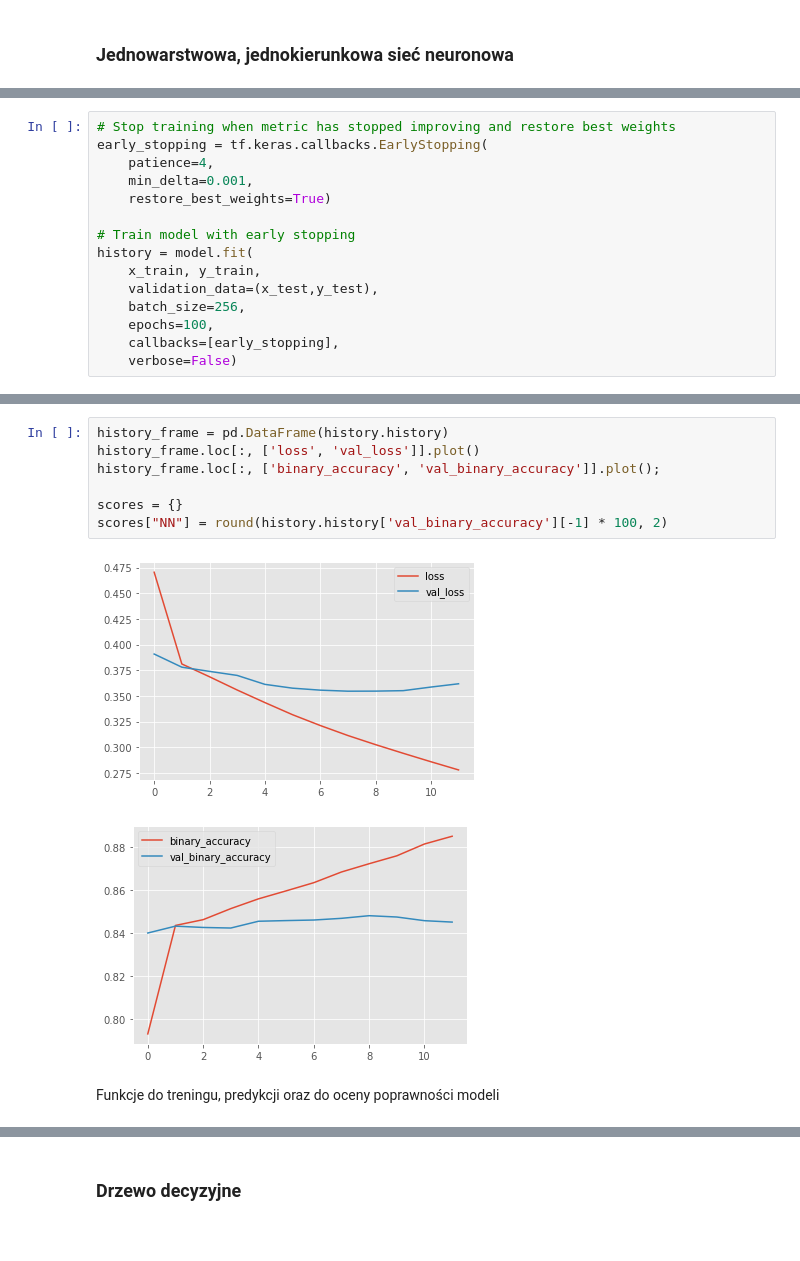
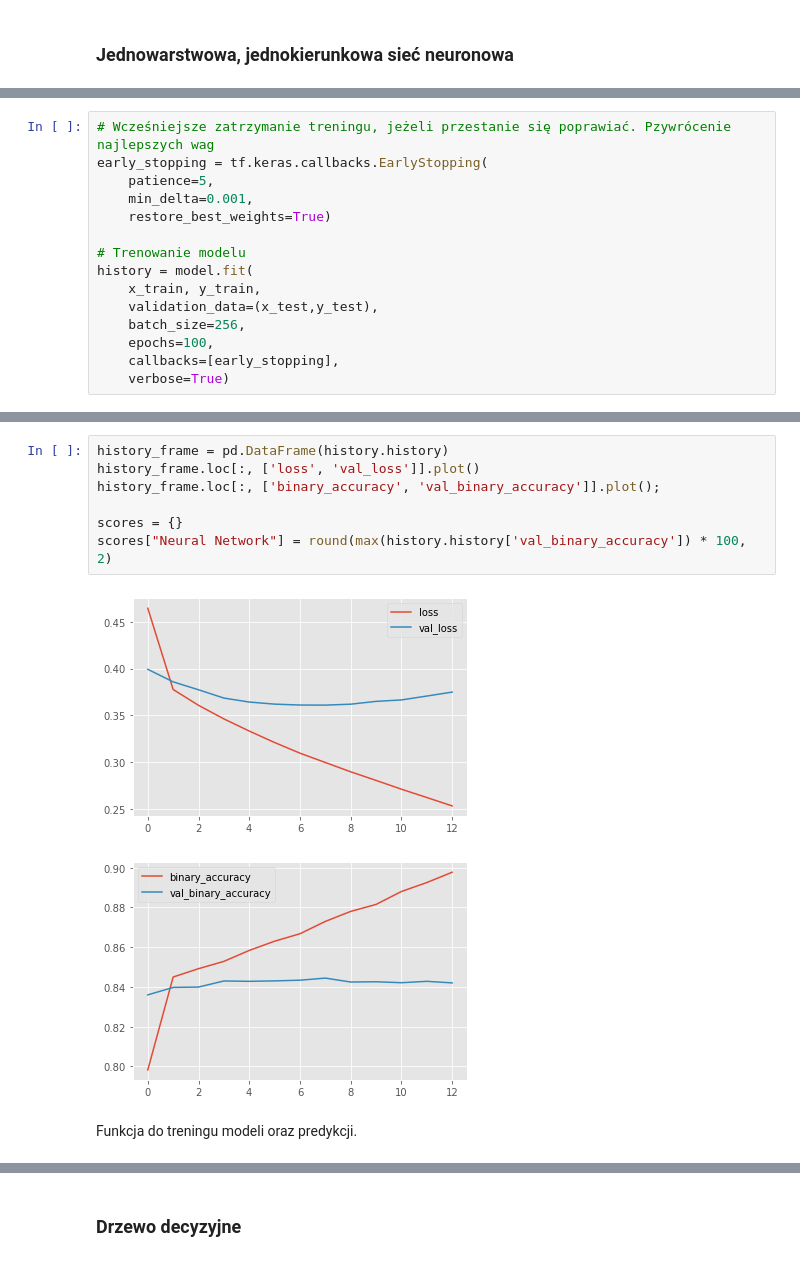
Before and after one commit to Dominik242633/Amazon-Reviews, a Jupyter notebook: Data analysis.ipynb, the cells around one changed output, grey strips where cells are left out. Cells and saved outputs as stored; diff of their text form.

```diff
--- a/Data analysis.ipynb
+++ b/Data analysis.ipynb
@@ -530,17 +566,17 @@ Trainable params: 32,065
 Non-trainable params: 0
 _________________________________________________________________
 # %%
-# Stop training when metric has stopped improving and restore best weights
+# Wcześniejsze zatrzymanie treningu, jeżeli przestanie się poprawiać. Pzywrócenie najlepszych wag
 early_stopping = tf.keras.callbacks.EarlyStopping(
-    patience=4,
+    patience=5,
     min_delta=0.001,
     restore_best_weights=True)
 
-# Train model with early stopping
+# Trenowanie modelu
 history = model.fit(
     x_train, y_train,
     validation_data=(x_test,y_test),
     batch_size=256,
     epochs=100,
     callbacks=[early_stopping],
-    verbose=False)
+    verbose=True)
@@ -547,13 +601,13 @@ history = model.fit(
 # %%
 history_frame = pd.DataFrame(history.history)
 history_frame.loc[:, ['loss', 'val_loss']].plot()
 history_frame.loc[:, ['binary_accuracy', 'val_binary_accuracy']].plot();
 
 scores = {}
-scores["NN"] = round(history.history['val_binary_accuracy'][-1] * 100, 2)
+scores["Neural Network"] = round(max(history.history['val_binary_accuracy']) * 100, 2)
 # %% [output]
-[figure, old version]
+[figure, new version]
-[figure, old version]
+[figure, new version]
 # %% [markdown]
-Funkcje do treningu, predykcji oraz do oceny poprawności modeli
+Funkcja do treningu modeli oraz predykcji.
 # %%
```
Also changed, not shown: parts of 50 cells of this notebook.
